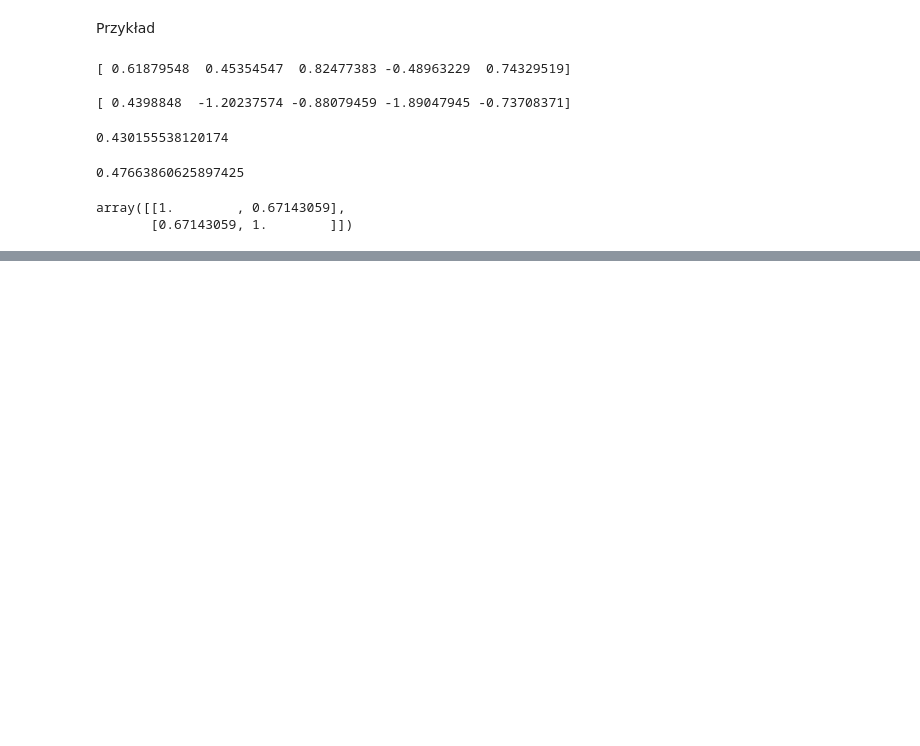
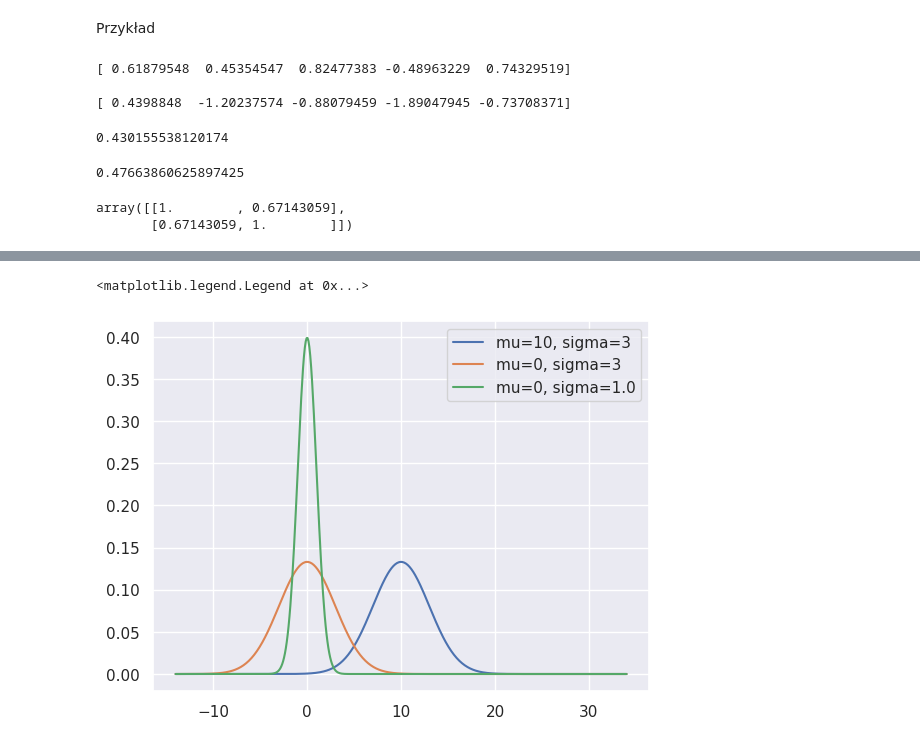
Before and after one commit to MattWroclaw/data-science-bootcamp, a Jupyter notebook: SciPy/01_prawdopodobienstwo_i_stata.ipynb, the cells around one changed output, grey strips where cells are left out. Drawn from its saved outputs; the diff is of its cells as text; code cells hidden in the pictures; blank space fills up the shorter version.

```diff
--- a/SciPy/01_prawdopodobienstwo_i_stata.ipynb
+++ b/SciPy/01_prawdopodobienstwo_i_stata.ipynb
@@ -433,0 +472,12 @@ array([[1.        , 0.67143059],
+# %%
+mu = 10
+sigma = 3
+x = np.linspace(mu - 8 * sigma, mu + 8 * sigma, 500)
+
+plt.plot(x, norm.pdf(x, mu, sigma), label=f'mu={mu}, sigma={sigma}')
+plt.plot(x, norm.pdf(x, mu - mu, sigma), label=f'mu={mu - mu}, sigma={sigma}')
+plt.plot(x, norm.pdf(x, mu - mu, sigma / sigma), label=f'mu={mu - mu}, sigma={sigma / sigma}')
+plt.legend()
+# %% [output]
+<matplotlib.legend.Legend at 0x...>
+[figure, added]
```
Also changed, not shown: parts of 8 cells of this notebook.
